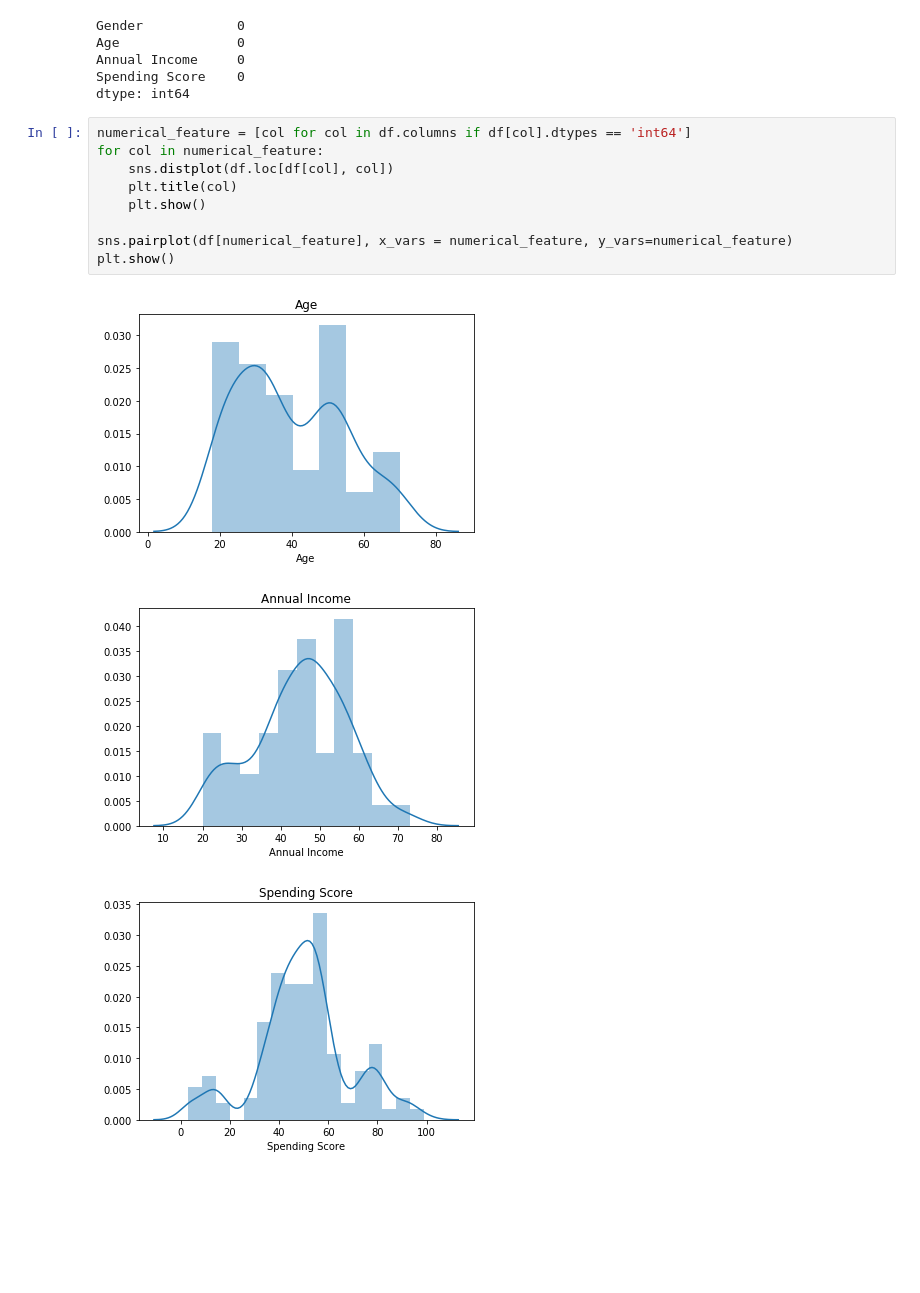
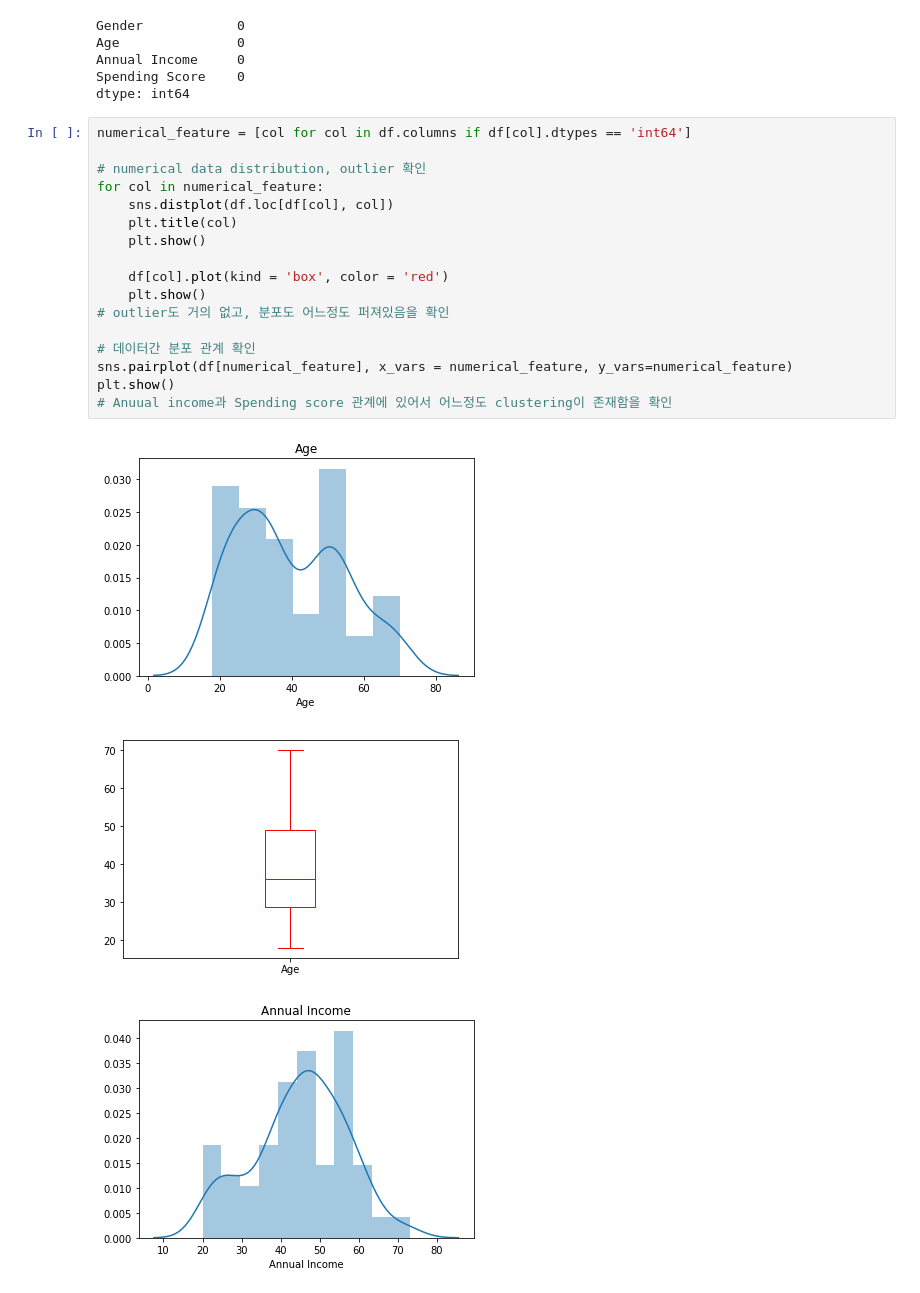
Before and after one commit to KimDoubleB/DS_Tutorials, a Jupyter notebook: Clustering_customer.ipynb, the cells around one changed output. Drawn from its saved outputs; the diff is of its cells as text; blank space fills up the shorter version.

```diff
--- a/Clustering_customer.ipynb
+++ b/Clustering_customer.ipynb
@@ -54,14 +56,22 @@ Spending Score    0
 dtype: int64
 # %%
 numerical_feature = [col for col in df.columns if df[col].dtypes == 'int64']
+
+# numerical data distribution, outlier 확인
 for col in numerical_feature:
     sns.distplot(df.loc[df[col], col])
     plt.title(col)
     plt.show()
 
+    df[col].plot(kind = 'box', color = 'red')
+    plt.show()
+# outlier도 거의 없고, 분포도 어느정도 퍼져있음을 확인
+
+# 데이터간 분포 관계 확인
 sns.pairplot(df[numerical_feature], x_vars = numerical_feature, y_vars=numerical_feature)
 plt.show()
+# Anuual income과 Spending score 관계에 있어서 어느정도 clustering이 존재함을 확인
 # %% [output]
 [figure]
-[figure, old version]
+[figure, new version]
-[figure, old version]
+[figure, new version]
```
Also changed, not shown: parts of 13 cells of this notebook.
